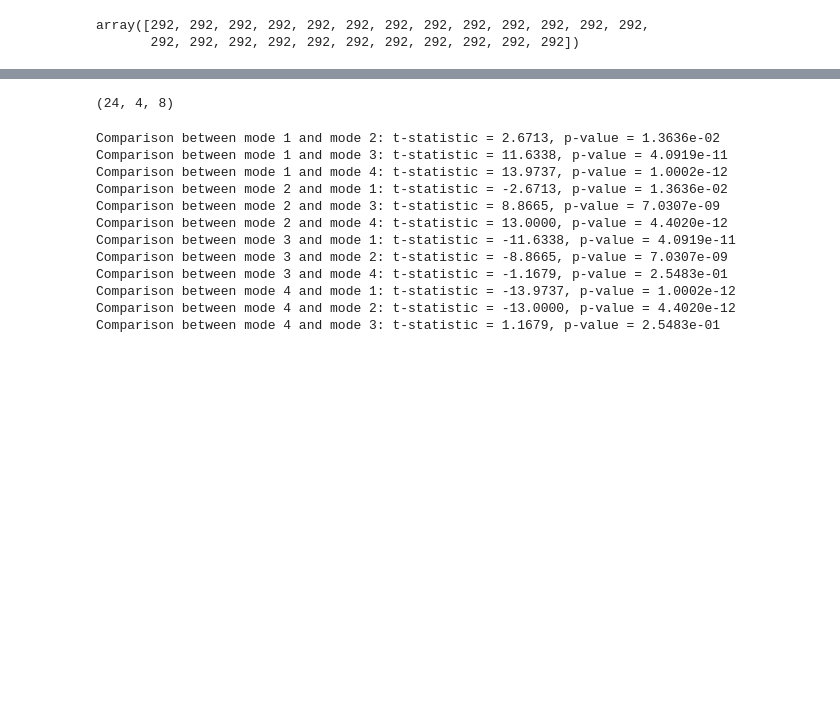
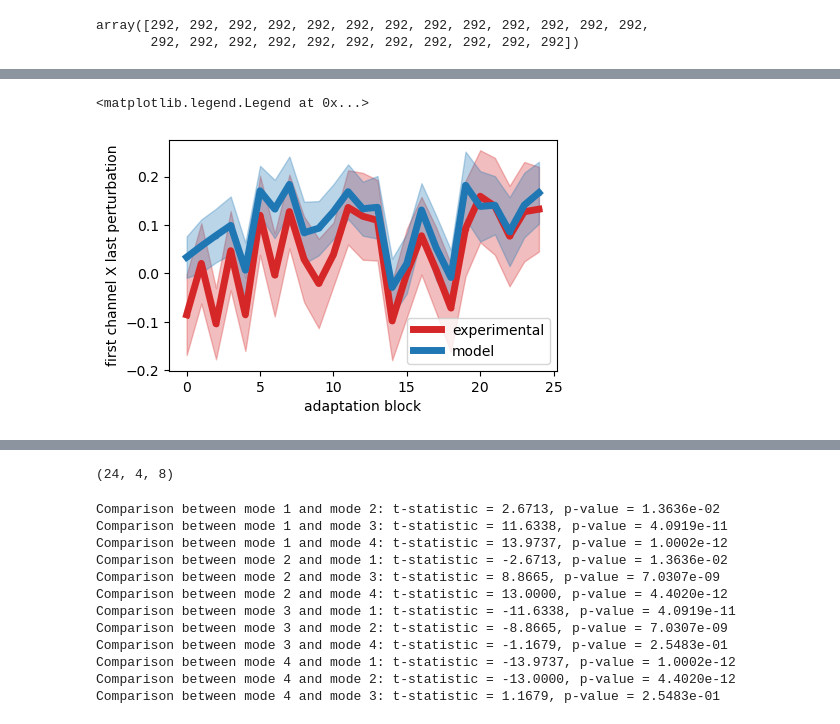
Before and after one commit to sashkarivkind/contextual_frogs, a Jupyter notebook: experimental/optim/result_view_part2mu.ipynb, the cells around one changed output, grey strips where cells are left out. Cells and saved outputs as stored; diff of their text form; code cells hidden in the pictures; blank space fills up the shorter version.

```diff
--- a/experimental/optim/result_view_part2mu.ipynb
+++ b/experimental/optim/result_view_part2mu.ipynb
@@ -190,3 +220,39 @@ plt.ylim([-0.05, 0.85])
+# %%
+plt.figure(figsize=(5,3))
+
+fit_ada_to_pull = []
+def pull_ada_measure(ada_manu):
+    ada_to_pull = []
+    for this_ada_manu_ in ada_manu:
+        this_ada_manu = np.array(this_ada_manu_)
+        yprev = this_ada_manu[:, 0]
+        qprev = this_ada_manu[:, 3]
+        qthis = this_ada_manu[:, 4]
+        athis = this_ada_manu[:, -2]
+        apair = this_ada_manu[:, -2:]
+        qpair = this_ada_manu[:, 4:6]
+        ada_to_pull.append(yprev*athis)
+    return np.array(ada_to_pull)
+    # ada_to_pull.append(np.mean(apair*qpair,axis=1))
+# plt.plot(np.mean(ada_to_pull, axis=0), '.-')
+# plt.plot(ada_to_pull, '.-')
+# plt.plot(np.mean(ada_to_pull, axis=0), '.-', linewidth=5)
+ada_to_plot = pull_ada_measure(ada_manu)
+fit_ada_to_plot = pull_ada_measure(fit_ada_manu)
+colors = ['tab:red', 'tab:blue']
+info = ['experimental', 'model']
+for this_data, color, label in zip([ada_to_plot, fit_ada_to_plot], colors, info):
+    y = np.mean(this_data, axis=0)
+    ysdes = np.std(this_data, axis=0)/np.sqrt(this_data.shape[0])
+    x = np.arange(len(y))
+    plt.fill_between(x, y-ysdes, y+ysdes, alpha=0.3, color=color,label=None)
+    plt.plot(y, '.-', linewidth=5, color=color, label=label)
+plt.xlabel('adaptation block')
+plt.ylabel('first channel X last perturbation')
+plt.legend()
+# %% [output]
+<matplotlib.legend.Legend at 0x...>
+[figure, added]
 # %%
 best_rmse
 # %% [output]
```
Also changed, not shown: parts of 12 cells of this notebook, 9 other files.
